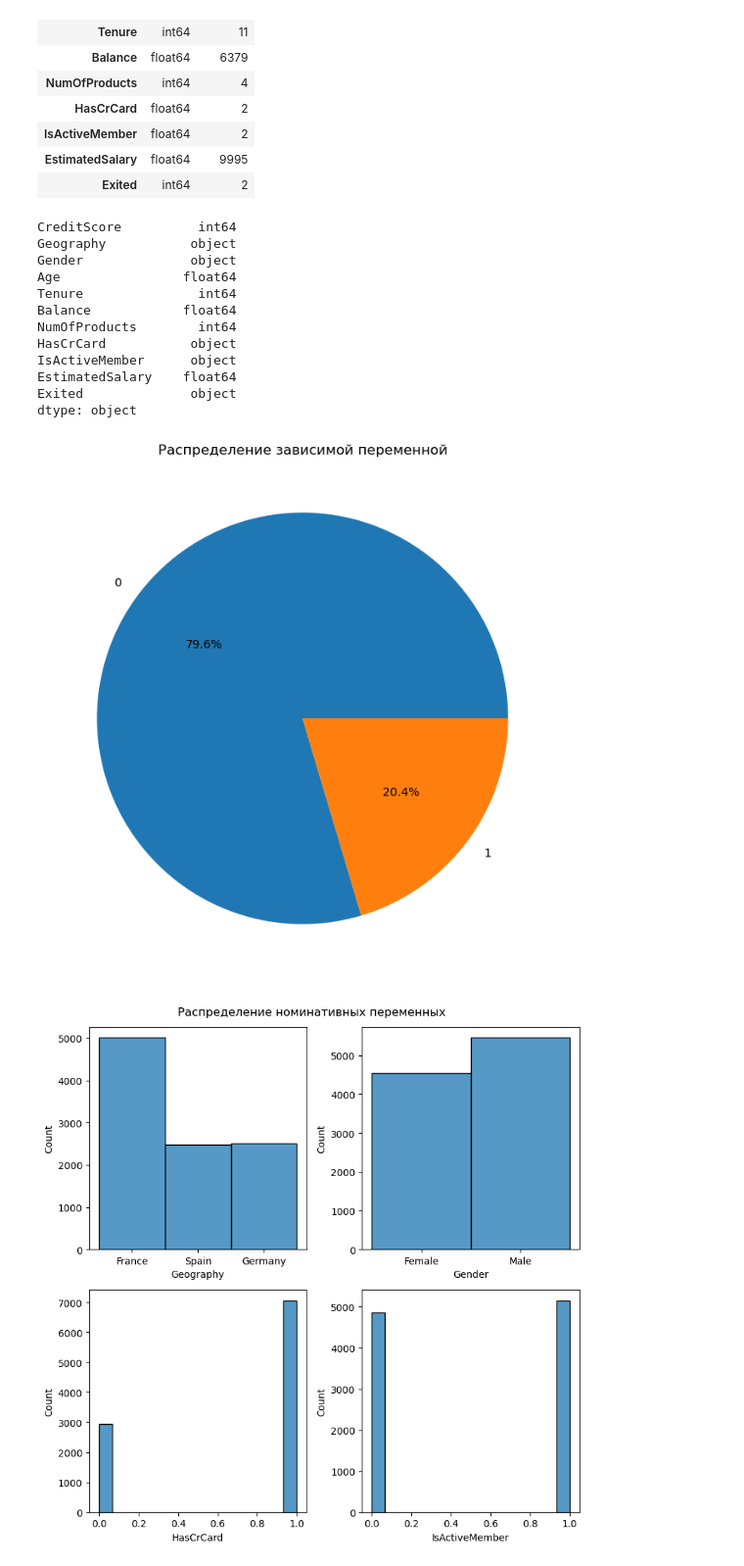
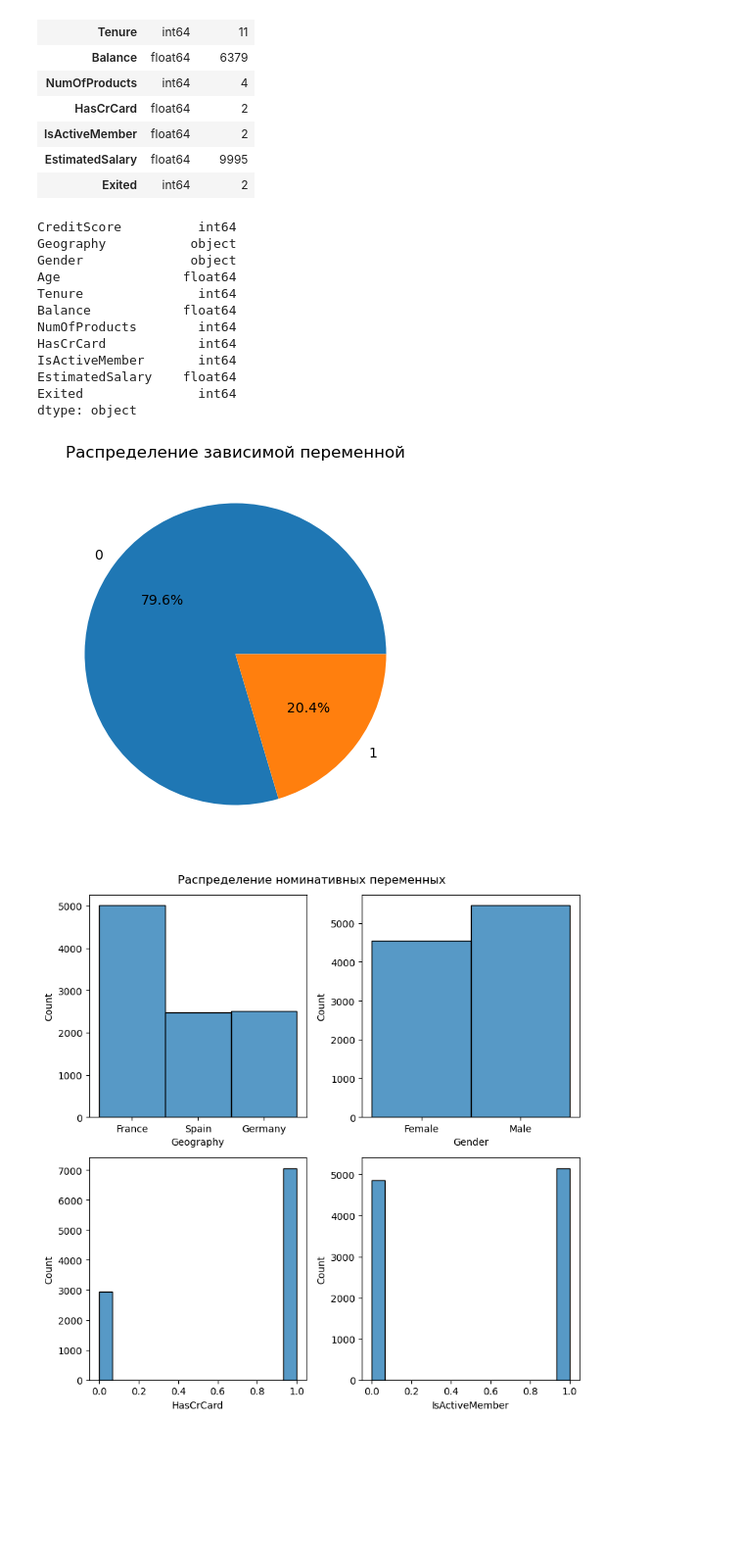
Before and after one commit to ChillLover/BankChurn, a Jupyter notebook: eda.ipynb, the cells around one changed output. Shown at 98% size. Saved outputs shown, nothing was run; the diff lists cells and outputs as text; code cells hidden in the pictures; blank space fills up the shorter version.

```diff
--- a/eda.ipynb
+++ b/eda.ipynb
@@ -73,8 +101,8 @@ pd.DataFrame({'dtpye': types, 'n_uniqs': n_unique})
 | EstimatedSalary | float64 | 9995 |
 | Exited | int64 | 2 |
 # %%
-for col in ['HasCrCard', 'IsActiveMember', 'Exited']:
-    data[col] = data[col].astype('int').astype('object')
+for col in ['HasCrCard', 'IsActiveMember']:
+    data[col] = data[col].astype('int')
 
 data.dtypes
 # %% [output]
@@ -85,8 +113,8 @@ Age                float64
 Tenure               int64
 Balance            float64
 NumOfProducts        int64
-HasCrCard           object
-IsActiveMember      object
+HasCrCard            int64
+IsActiveMember       int64
 EstimatedSalary    float64
-Exited              object
+Exited               int64
 dtype: object
@@ -96,10 +121,12 @@ num_cols = data.select_dtypes(exclude='object')
+# %%
+eda_data = data.copy()
 # %%
-fig, axes = plt.subplots(figsize=(8, 8))
-ax = plt.pie(data['Exited'].value_counts(), labels=data['Exited'].value_counts().index, autopct="%.1f%%",)
+fig, axes = plt.subplots(figsize=(10, 5))
+ax = plt.pie(eda_data['Exited'].value_counts(), labels=eda_data['Exited'].value_counts().index, autopct="%.1f%%",)
 plt.title('Распределение зависимой переменной')
 plt.show()
 # %% [output]
-[figure, old version]
+[figure, new version]
 # %%
 fig, axes = plt.subplots(2, 2, figsize=(8, 8))
 plt.suptitle('Распределение номинативных переменных')
```
Also changed, not shown: parts of 33 cells of this notebook, 3 other files.
